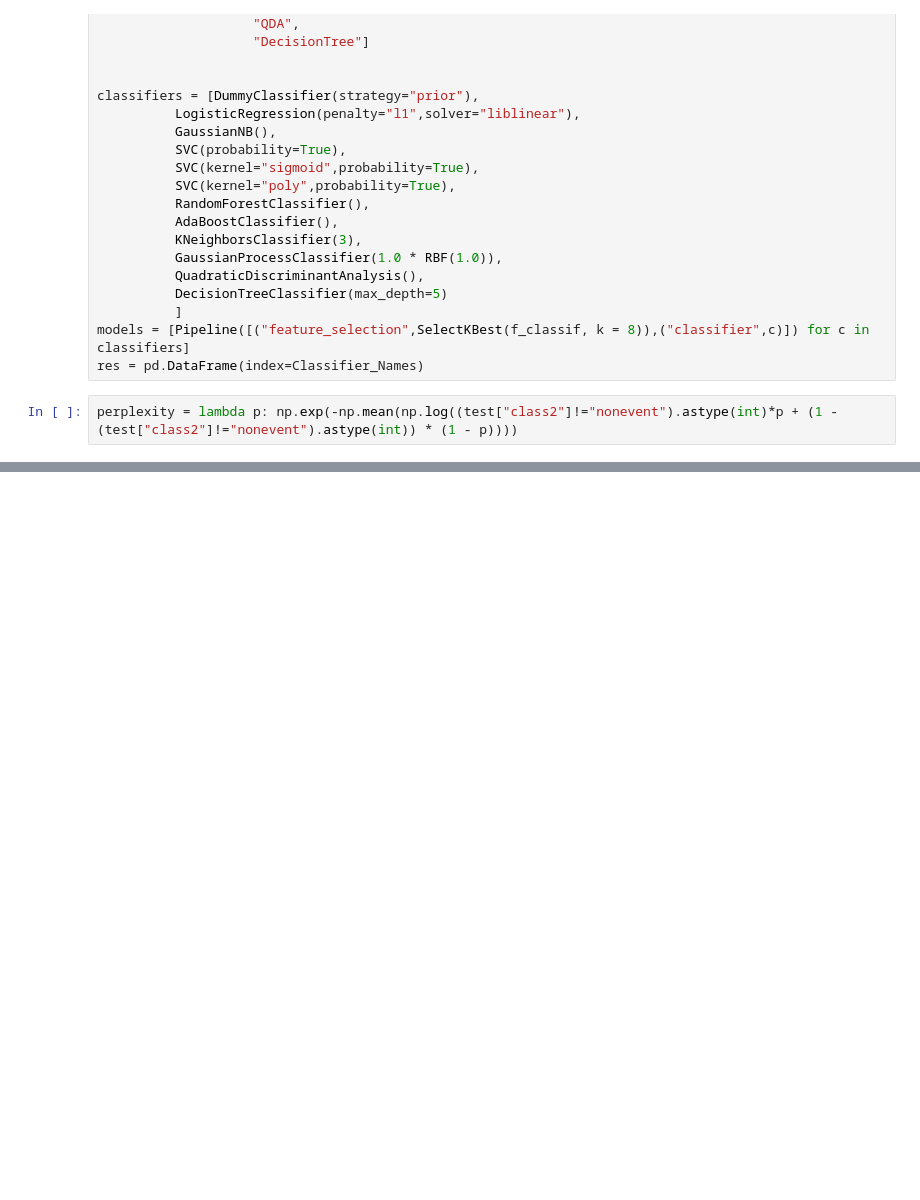
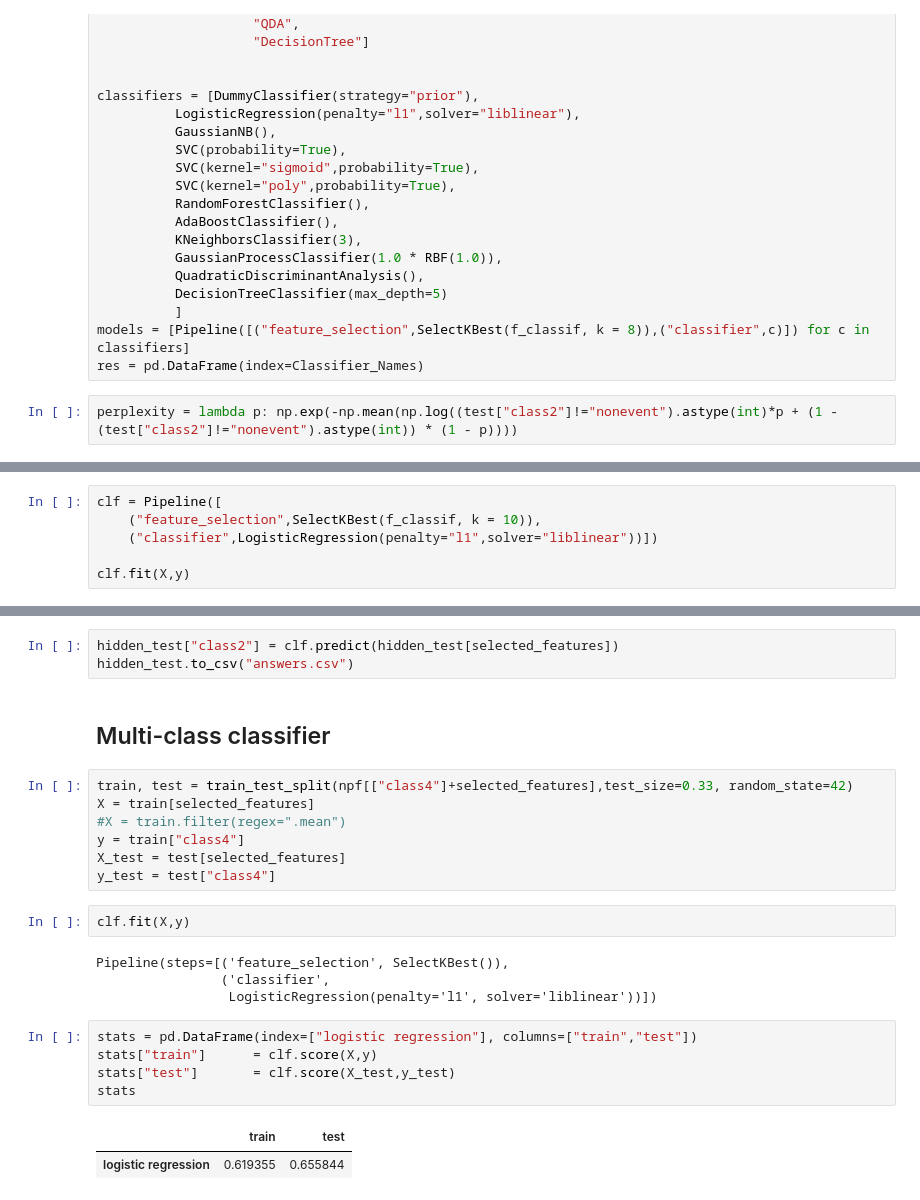
Before and after one commit to fellmana/introduction-to-machine-learning-2022-term-project, a Jupyter notebook: ML2022_term_project.ipynb, the cells around one changed output, grey strips where cells are left out. Drawn from its saved outputs; the diff is of its cells as text; blank space fills up the shorter version.

Commit message:
Multi-class try

```diff
--- a/ML2022_term_project.ipynb
+++ b/ML2022_term_project.ipynb
@@ -208,0 +175,6 @@ hidden_test.to_csv("answers.csv")
+# %%
+clf = Pipeline([
+    ("feature_selection",SelectKBest(f_classif, k = 10)),
+    ("classifier",LogisticRegression(penalty="l1",solver="liblinear"))])
+
+clf.fit(X,y)
@@ -208,0 +204,26 @@ hidden_test.to_csv("answers.csv")
+# %%
+hidden_test["class2"] = clf.predict(hidden_test[selected_features])
+hidden_test.to_csv("answers.csv")
+# %% [markdown]
+## Multi-class classifier
+# %%
+train, test = train_test_split(npf[["class4"]+selected_features],test_size=0.33, random_state=42)
+X = train[selected_features]
+#X = train.filter(regex=".mean")
+y = train["class4"]
+X_test = test[selected_features]
+y_test = test["class4"]
+# %%
+clf.fit(X,y)
+# %% [output]
+Pipeline(steps=[('feature_selection', SelectKBest()),
+                ('classifier',
+                 LogisticRegression(penalty='l1', solver='liblinear'))])
+# %%
+stats = pd.DataFrame(index=["logistic regression"], columns=["train","test"])
+stats["train"]      = clf.score(X,y)
+stats["test"]       = clf.score(X_test,y_test)
+stats
+# %% [output]
+|  | train | test |
+| logistic regression | 0.619355 | 0.655844 |
```
Also changed, not shown: parts of 21 cells of this notebook.
